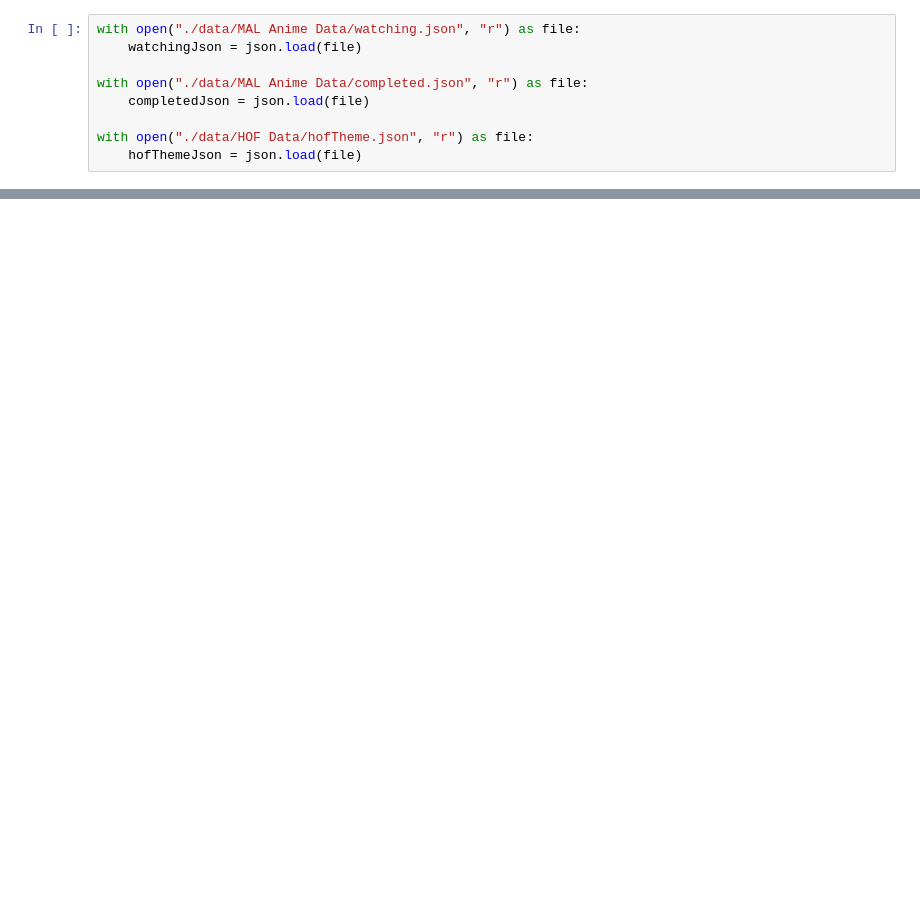
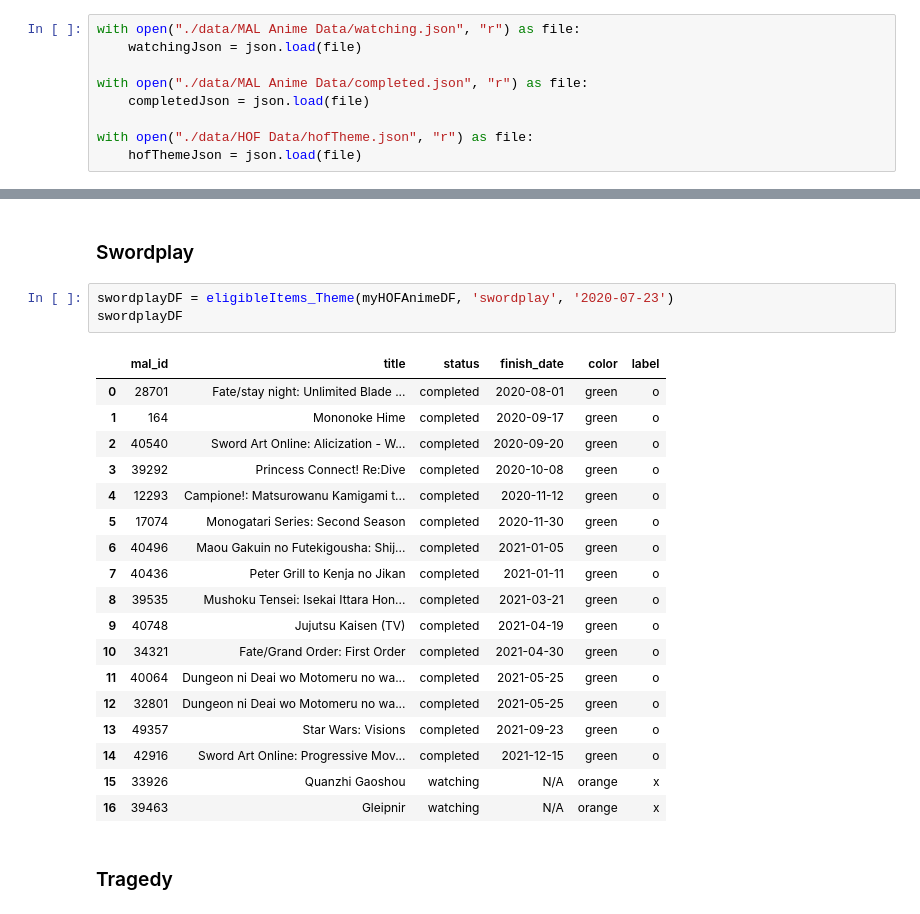
Before and after one commit to nerfsunny/MAL-Challenge-Tracker, a Jupyter notebook: AWC Club Challenges.ipynb, the cells around one changed output, grey strips where cells are left out. Saved outputs shown, nothing was run; the diff lists cells and outputs as text; blank space fills up the shorter version.

```diff
--- a/AWC Club Challenges.ipynb
+++ b/AWC Club Challenges.ipynb
@@ -127,0 +418,26 @@ studiosChallengeDF
+# %% [markdown]
+### Swordplay
+# %%
+swordplayDF = eligibleItems_Theme(myHOFAnimeDF, 'swordplay', '2020-07-23')
+swordplayDF
+# %% [output]
+|  | mal_id | title | status | finish_date | color | label |
+| 0 | 28701 | Fate/stay night: Unlimited Blade ... | completed | 2020-08-01 | green | o |
+| 1 | 164 | Mononoke Hime | completed | 2020-09-17 | green | o |
+| 2 | 40540 | Sword Art Online: Alicization - W... | completed | 2020-09-20 | green | o |
+| 3 | 39292 | Princess Connect! Re:Dive | completed | 2020-10-08 | green | o |
+| 4 | 12293 | Campione!: Matsurowanu Kamigami t... | completed | 2020-11-12 | green | o |
+| 5 | 17074 | Monogatari Series: Second Season | completed | 2020-11-30 | green | o |
+| 6 | 40496 | Maou Gakuin no Futekigousha: Shij... | completed | 2021-01-05 | green | o |
+| 7 | 40436 | Peter Grill to Kenja no Jikan | completed | 2021-01-11 | green | o |
+| 8 | 39535 | Mushoku Tensei: Isekai Ittara Hon... | completed | 2021-03-21 | green | o |
+| 9 | 40748 | Jujutsu Kaisen (TV) | completed | 2021-04-19 | green | o |
+| 10 | 34321 | Fate/Grand Order: First Order | completed | 2021-04-30 | green | o |
+| 11 | 40064 | Dungeon ni Deai wo Motomeru no wa... | completed | 2021-05-25 | green | o |
+| 12 | 32801 | Dungeon ni Deai wo Motomeru no wa... | completed | 2021-05-25 | green | o |
+| 13 | 49357 | Star Wars: Visions | completed | 2021-09-23 | green | o |
+| 14 | 42916 | Sword Art Online: Progressive Mov... | completed | 2021-12-15 | green | o |
+| 15 | 33926 | Quanzhi Gaoshou | watching | N/A | orange | x |
+| 16 | 39463 | Gleipnir | watching | N/A | orange | x |
+# %% [markdown]
+### Tragedy
```
Also changed, not shown: parts of 69 cells of this notebook.
